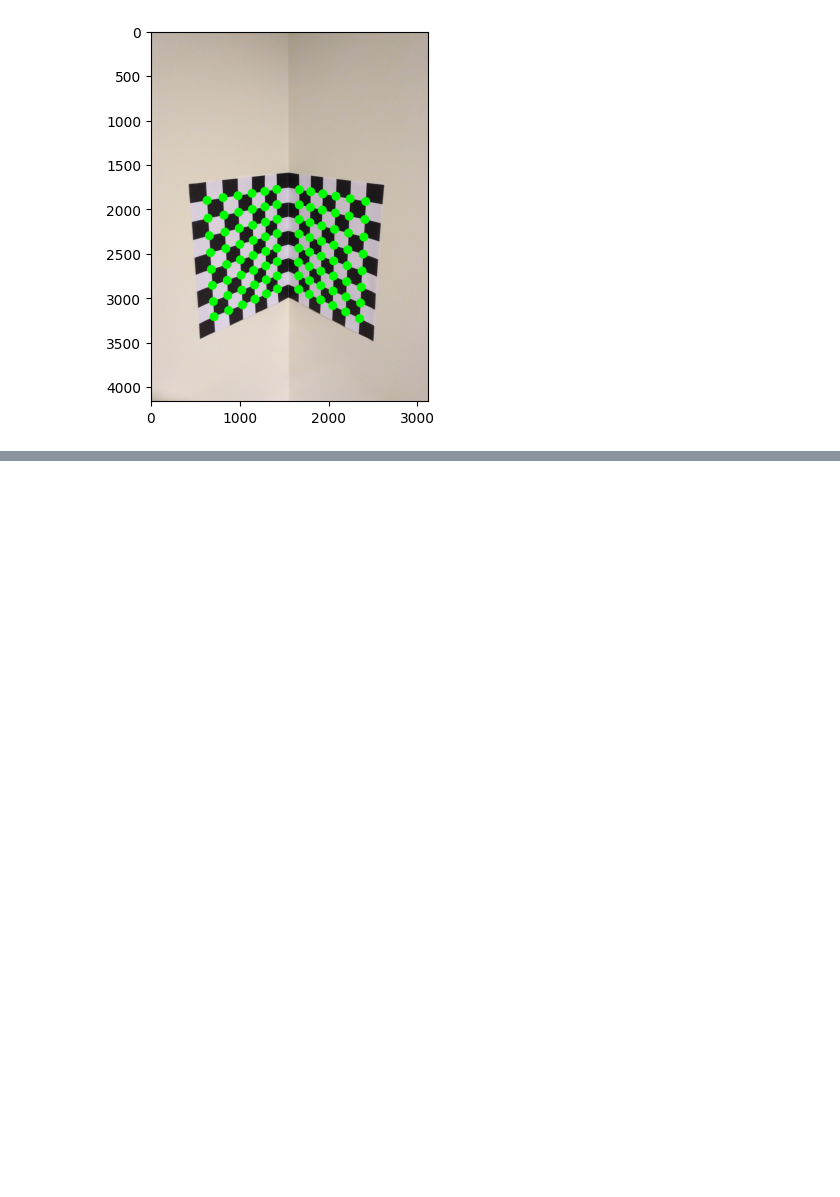
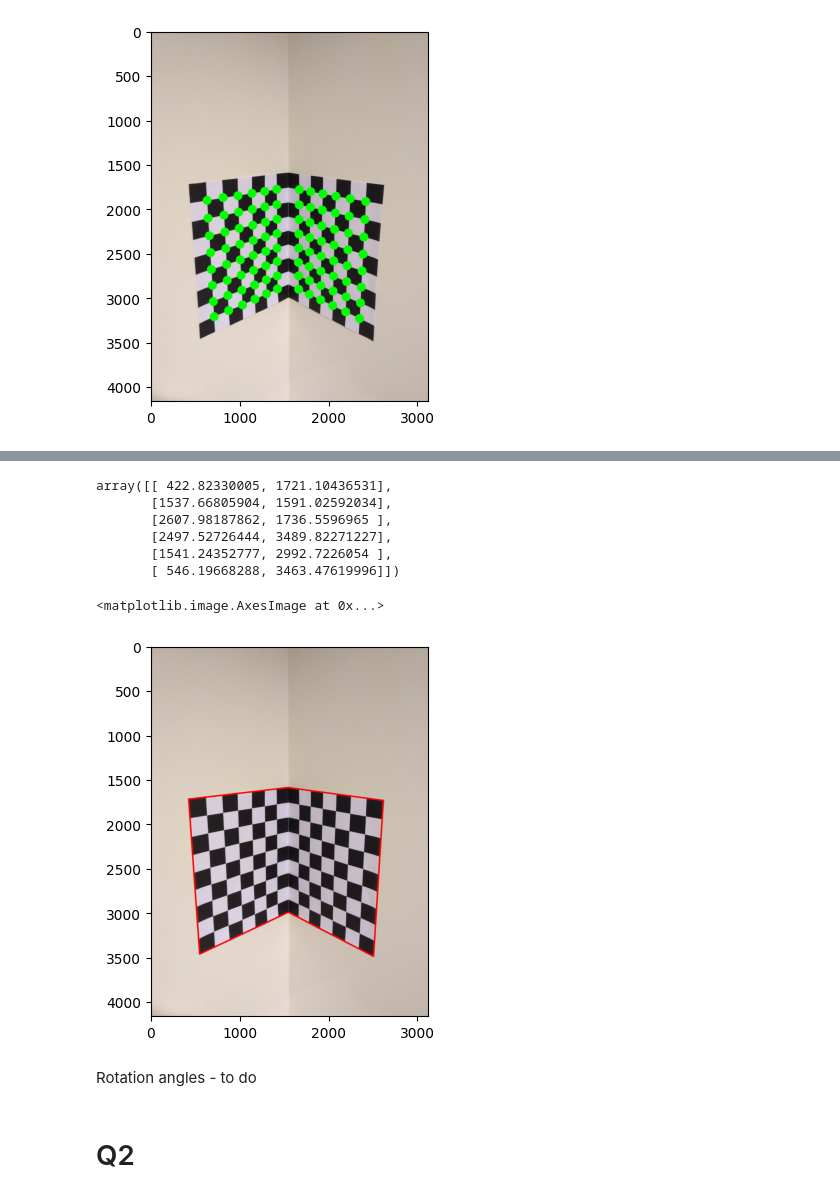
Before and after one commit to vatsasree/CV-Assignment-1, a Jupyter notebook: Assign1.ipynb, the cells around one changed output, grey strips where cells are left out. Saved outputs shown, nothing was run; the diff lists cells and outputs as text; code cells hidden in the pictures; blank space fills up the shorter version.

```diff
--- a/Assign1.ipynb
+++ b/Assign1.ipynb
@@ -286,0 +359,23 @@ IndexError: too many indices for array: array is 1-dimensional, but 2 were index
+# %%
+checkboard_corners_2D
+# %% [output]
+array([[ 422.82330005, 1721.10436531],
+       [1537.66805904, 1591.02592034],
+       [2607.98187862, 1736.5596965 ],
+       [2497.52726444, 3489.82271227],
+       [1541.24352777, 2992.7226054 ],
+       [ 546.19668288, 3463.47619996]])
+# %%
+tr = checkboard.copy()
+for i in range(len(checkboard_corners_2D)):
+    start_point = (int(checkboard_corners_2D[i][0]), int(checkboard_corners_2D[i][1]))
+    end_point = (int(checkboard_corners_2D[(i + 1) % len(checkboard_corners_2D)][0]), int(checkboard_corners_2D[(i + 1) % len(checkboard_corners_2D)][1]))
+    cv2.line(tr, start_point, end_point, (255,0,0), 15)
+plt.imshow(tr)
+# %% [output]
+<matplotlib.image.AxesImage at 0x...>
+[figure, added]
+# %% [markdown]
+Rotation angles - to do
+# %% [markdown]
+# Q2
```
Also changed, not shown: parts of 29 cells of this notebook.
